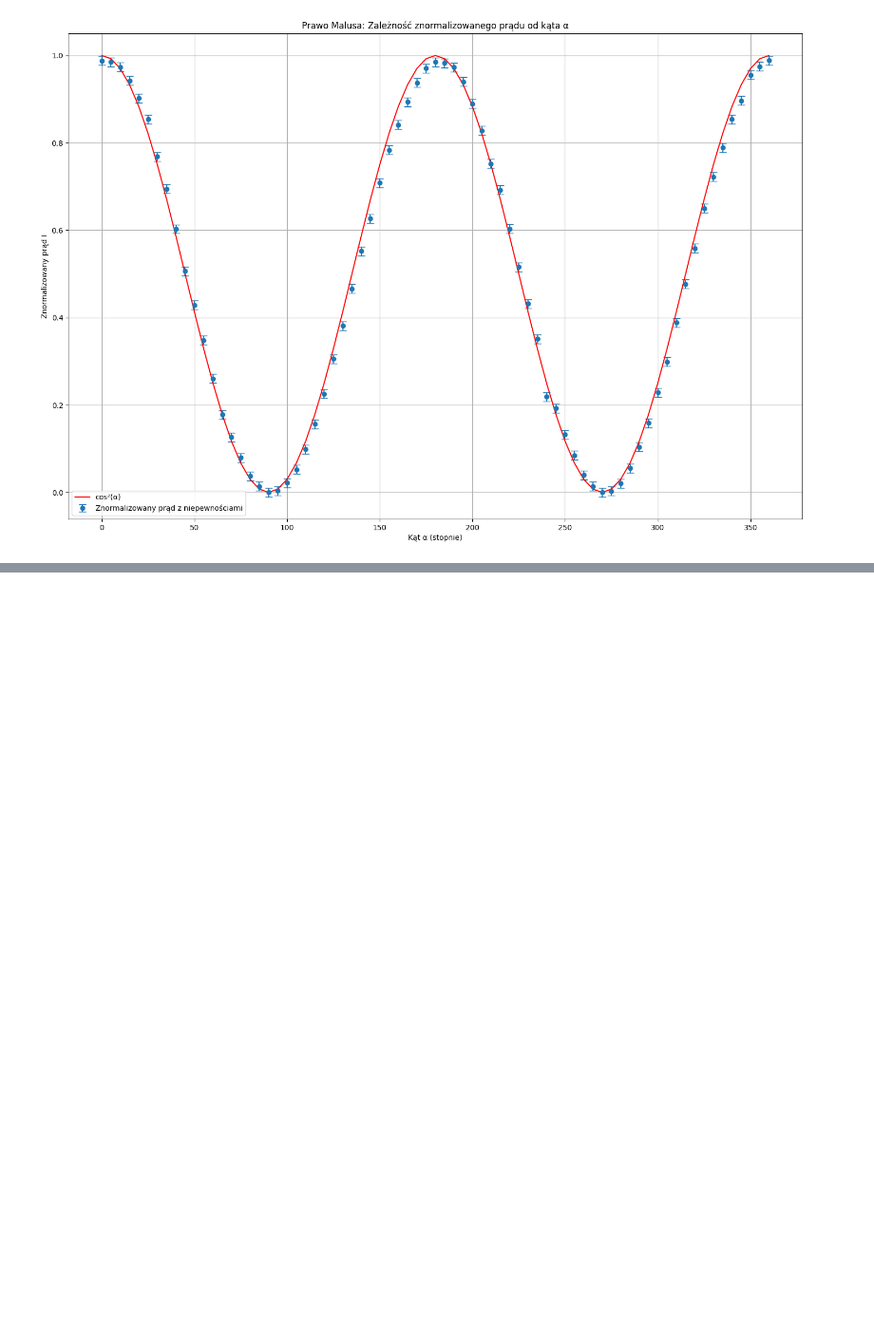
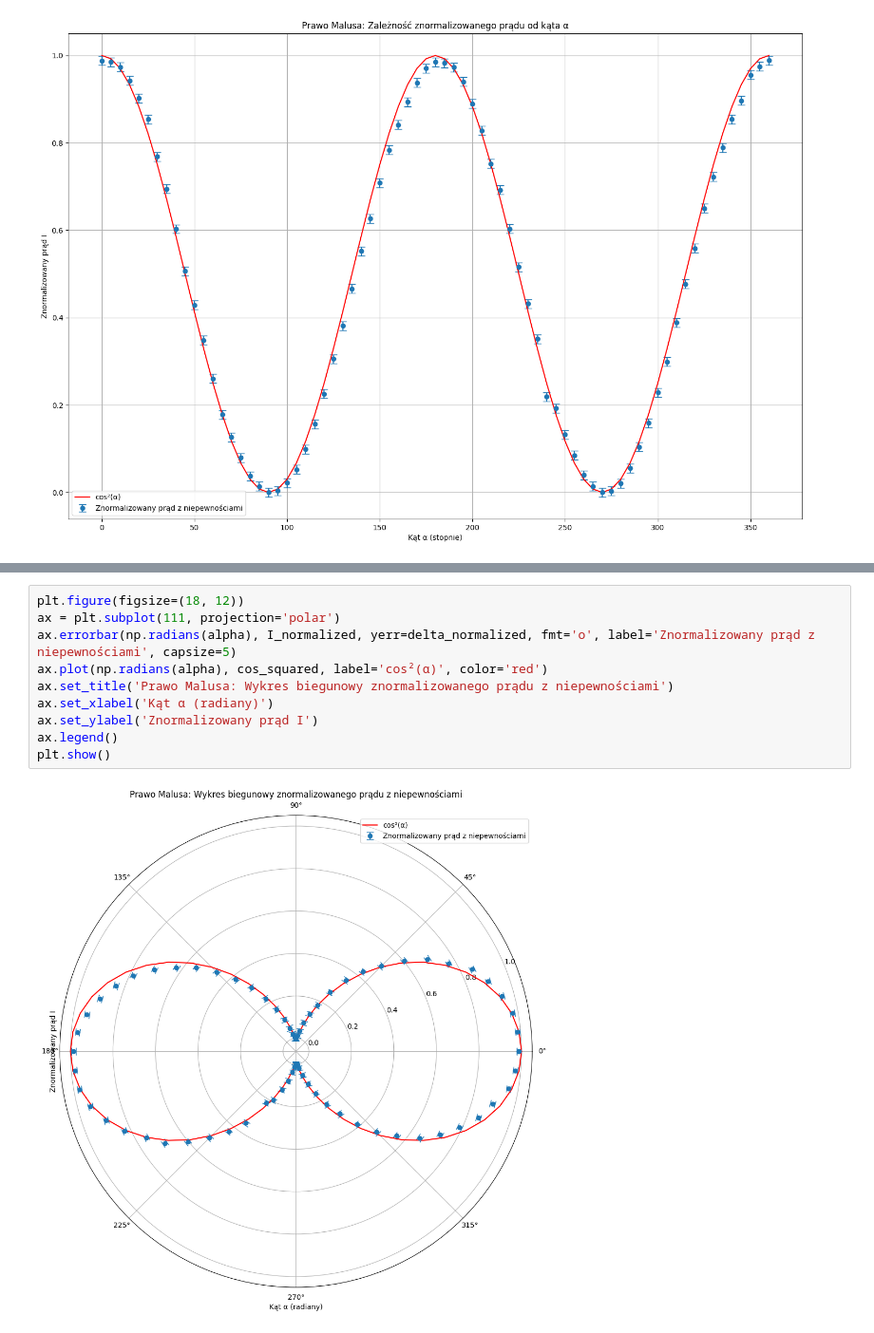
Before and after one commit to milosz0542/I-pracownia-fizyczna-2, a Jupyter notebook: Sprawozdanie62/Obliczenia62.ipynb, the cells around one changed output, grey strips where cells are left out. Shown: that part at 95% size. Drawn from its saved outputs; the diff is of its cells as text; blank space fills up the shorter version.

```diff
--- a/Sprawozdanie62/Obliczenia62.ipynb
+++ b/Sprawozdanie62/Obliczenia62.ipynb
@@ -223,0 +238,12 @@ plt.show()
+# %%
+plt.figure(figsize=(18, 12))
+ax = plt.subplot(111, projection='polar')
+ax.errorbar(np.radians(alpha), I_normalized, yerr=delta_normalized, fmt='o', label='Znormalizowany prąd z niepewnościami', capsize=5)
+ax.plot(np.radians(alpha), cos_squared, label='cos²(α)', color='red')
+ax.set_title('Prawo Malusa: Wykres biegunowy znormalizowanego prądu z niepewnościami')
+ax.set_xlabel('Kąt α (radiany)')
+ax.set_ylabel('Znormalizowany prąd I')
+ax.legend()
+plt.show()
+# %% [output]
+[figure, added]
```
Also changed, not shown: parts of 2 cells of this notebook, 3 other files.
